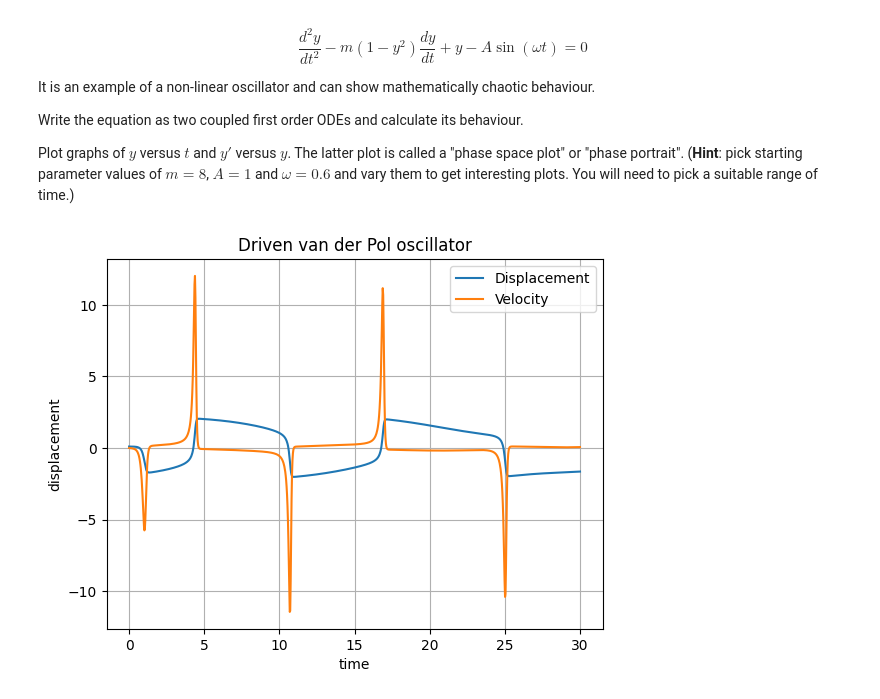
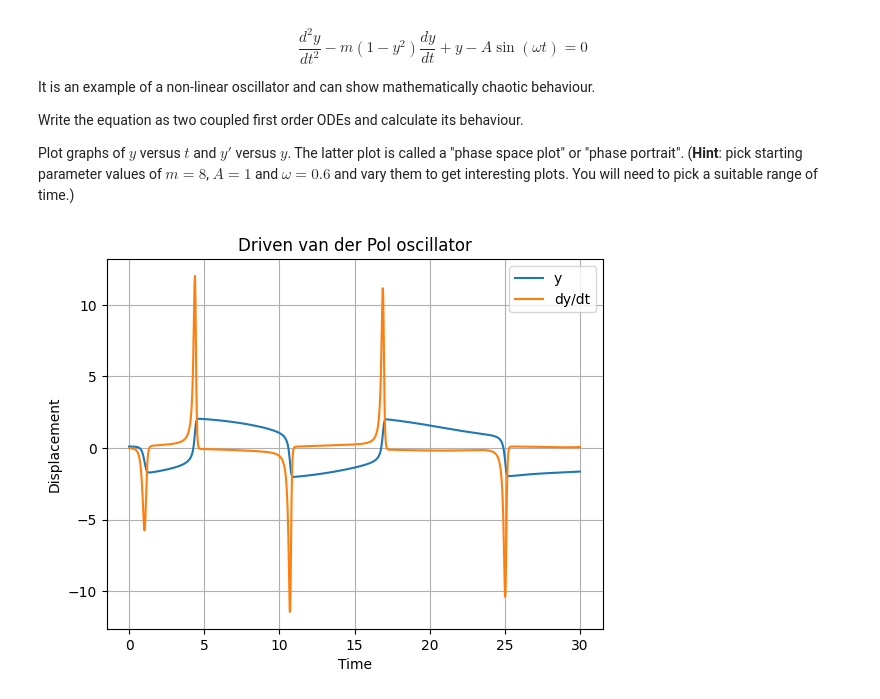
Before and after one commit to PX2145-2025/week-8-b-Finlay-Hall, a Jupyter notebook: ODEs.ipynb, the cells around one changed output. Drawn from its saved outputs; the diff is of its cells as text; code cells hidden in the pictures.

```diff
--- a/ODEs.ipynb
+++ b/ODEs.ipynb
@@ -365,33 +369,33 @@ Plot graphs of $y$ versus $t$ and $y'$ versus $y$. The latter plot is called a "
 # %%
 #dy/dt = y'
 #dy'/dt - m*(1-y**2)*y' + y - A*sin(omega*t) = 0
 
 def f(y, t, m, A, omega):
   return [ y[1], # the first equation dy[0]/dt (velocity)
           m*(1-y[0]**2)*y[1] + A*np.sin(omega*t) - y[0] # the second equation dy[1]/dt (acceleration)
   ]
 
 m = 8
 A = 1
 omega = 0.6
 
 npts = 1000 # Number of points
 tmax = 30 # Maximum time
 
 # setting up the time array:
 t = np.linspace(0.0, tmax, npts)
 
 yinit = [0.1, 0] # TWO initial values, y and y'
 y = odeint(f, yinit, t, args=(m,A,omega))
 
 # Plotting displacement and velocity separately
-plt.plot(t, y[:, 0], label='Displacement')
-plt.plot(t, y[:, 1], label='Velocity')
+plt.plot(t, y[:, 0], label='y')
+plt.plot(t, y[:, 1], label='dy/dt')
 
-plt.xlabel('time')
-plt.ylabel('displacement')
+plt.xlabel('Time')
+plt.ylabel('Displacement')
 plt.title('Driven van der Pol oscillator')
 plt.legend()
 plt.grid()
 # %% [output]
-[figure, old version]
+[figure, new version]
```
Also changed, not shown: parts of 5 cells of this notebook.
